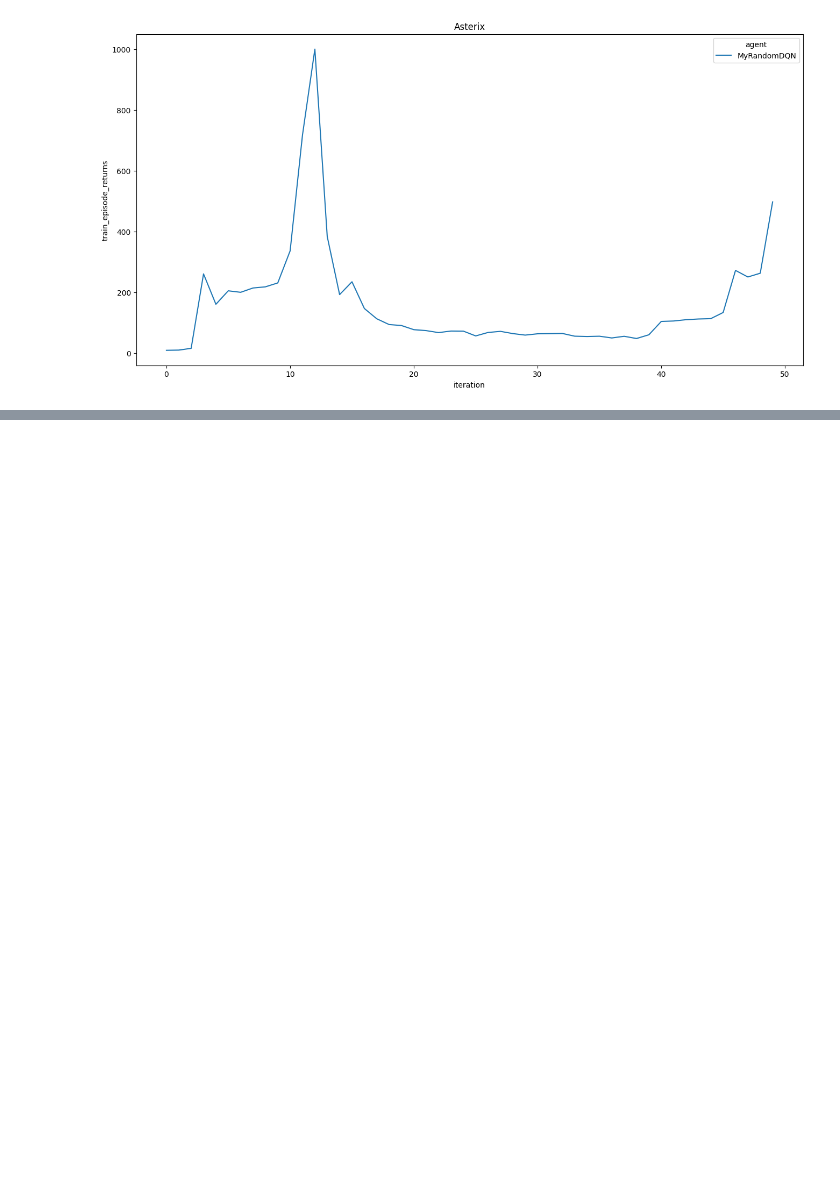
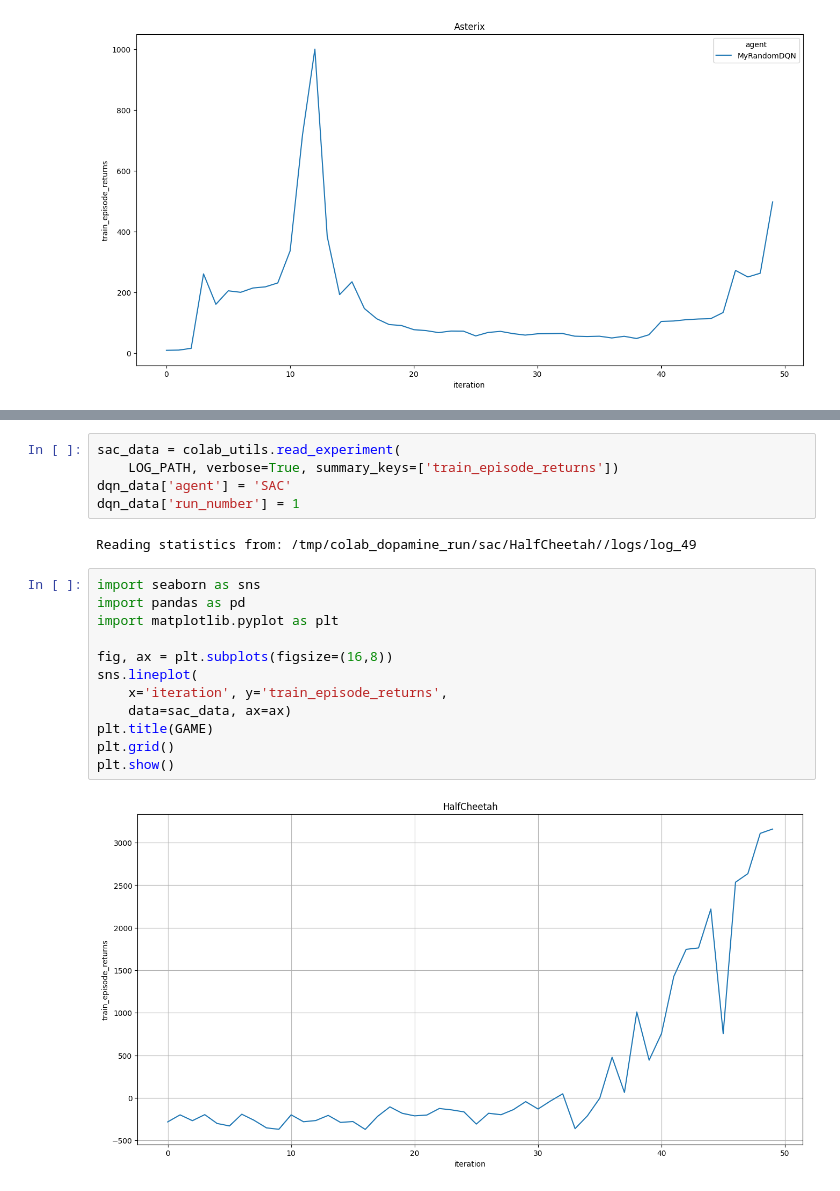
Before and after one commit to Mattia-Colbertaldo/PrimacyRL, a Jupyter notebook: dopamine_prl.ipynb, the cells around one changed output, grey strips where cells are left out. Cells and saved outputs as stored; diff of their text form; blank space fills up the shorter version.

Commit message:
Added functionality for mujoco environments with a small example training the HalfCheeta environment

```diff
--- a/dopamine_prl.ipynb
+++ b/dopamine_prl.ipynb
@@ -415,0 +607,21 @@ plt.show()
+# %%
+sac_data = colab_utils.read_experiment(
+    LOG_PATH, verbose=True, summary_keys=['train_episode_returns'])
+dqn_data['agent'] = 'SAC'
+dqn_data['run_number'] = 1
+# %% [output]
+Reading statistics from: /tmp/colab_dopamine_run/sac/HalfCheetah//logs/log_49
+# %%
+import seaborn as sns
+import pandas as pd
+import matplotlib.pyplot as plt
+
+fig, ax = plt.subplots(figsize=(16,8))
+sns.lineplot(
+    x='iteration', y='train_episode_returns',
+    data=sac_data, ax=ax)
+plt.title(GAME)
+plt.grid()
+plt.show()
+# %% [output]
+[figure, added]
```
Also changed, not shown: parts of 14 cells of this notebook.
